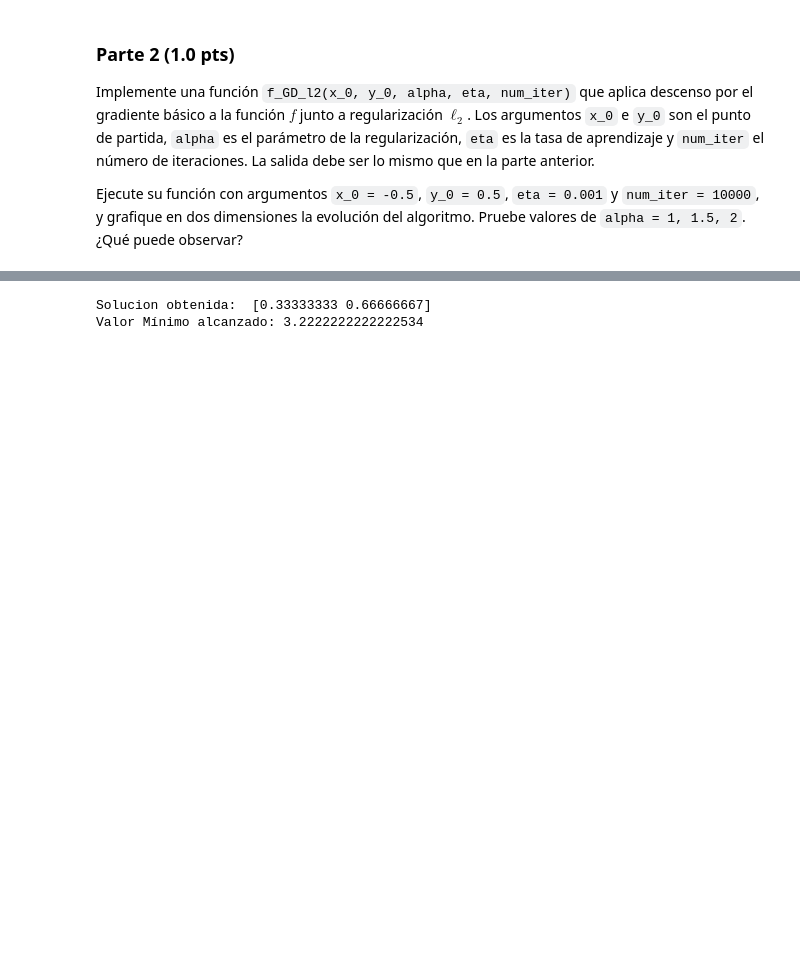
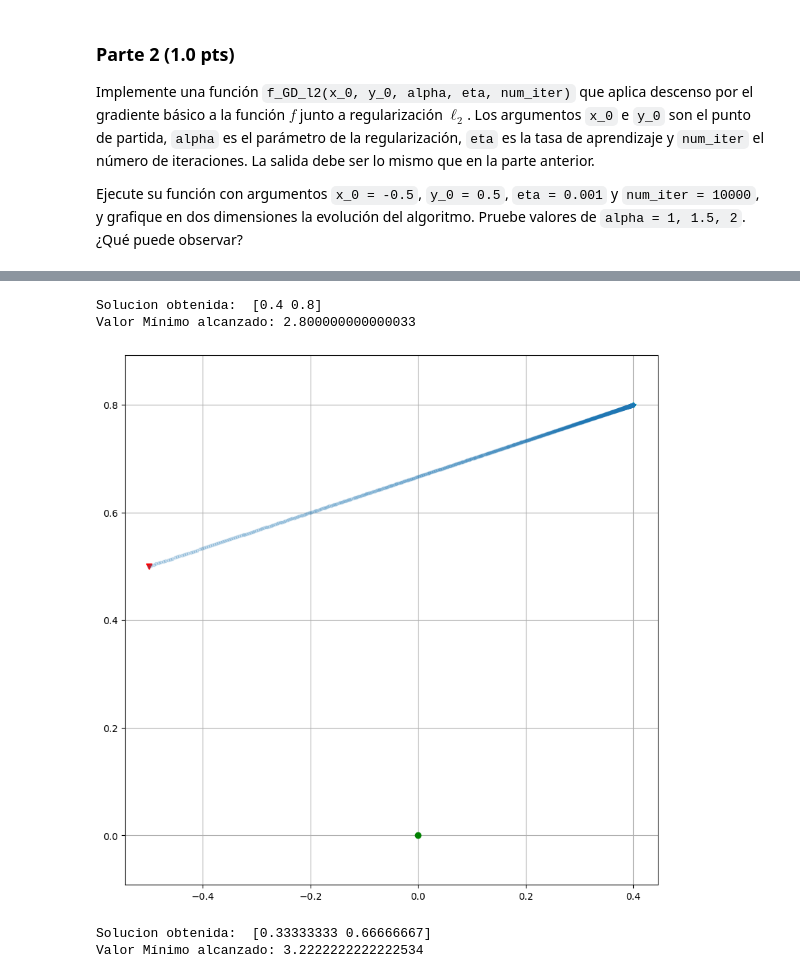
Before and after one commit to Alex00728/Data_Science_AL_Opt, a Jupyter notebook: Tarea 3/Tarea 3.ipynb, the cells around one changed output, grey strips where cells are left out. Saved outputs shown, nothing was run; the diff lists cells and outputs as text; code cells hidden in the pictures; blank space fills up the shorter version.

```diff
--- a/Tarea 3/Tarea 3.ipynb
+++ b/Tarea 3/Tarea 3.ipynb
@@ -181,3 +210,25 @@ def f_GD_l2(x_0, y_0, alpha, eta, num_iter):
+# %%
+# Pruebe con distintos alphas
+
+# sol, list_x, list_y = f_GD_l2(-0.5, 0.5, 1, 0.001, 10000)
+sol, list_x, list_y = f_GD_l2(-0.5, 0.5, 1.5, 0.001, 10000)
+# sol, list_x, list_y = f_GD_l2(-0.5, 0.5, 2, 0.001, 10000)
+
+print("Solucion obtenida: ", sol)
+
+plt.figure(figsize=(10, 10))
+plt.axis('equal')
+plt.plot([0], [0], "go")
+plt.plot([-0.5], [0.5], "rv")
+plt.plot([sol[0]], [sol[1]], "c*")
+plt.plot(list_x, list_y, ".", alpha=0.2)
+plt.grid(True)
+print(f"Valor Mínimo alcanzado: {f(sol)}")
+plt.show()
+# %% [output]
+Solucion obtenida:  [0.4 0.8]
+Valor Mínimo alcanzado: 2.800000000000033
+[figure, added]
 # %%
 # Pruebe con distintos alphas
 
```
Also changed, not shown: parts of 10 cells of this notebook, 1 other file.
